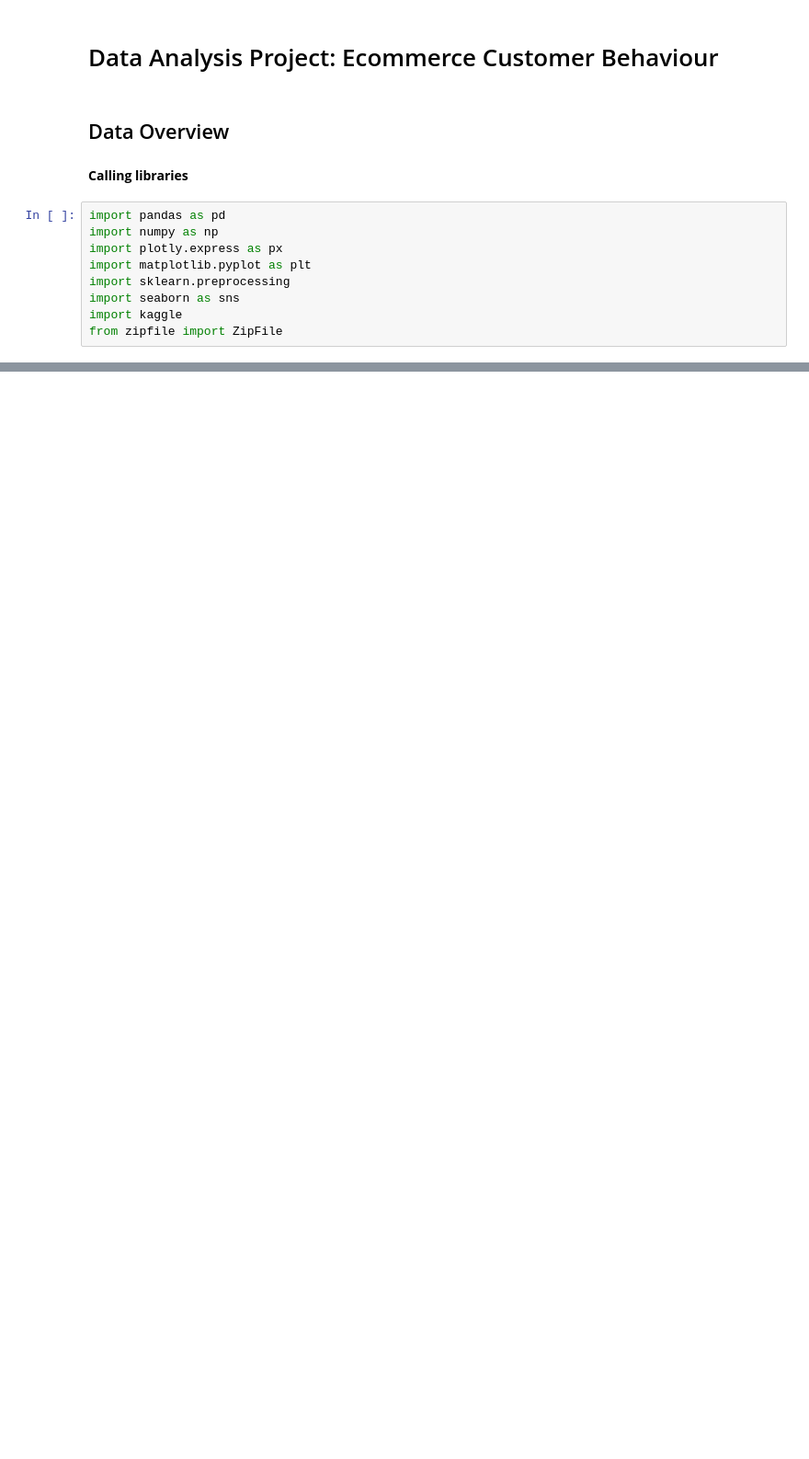
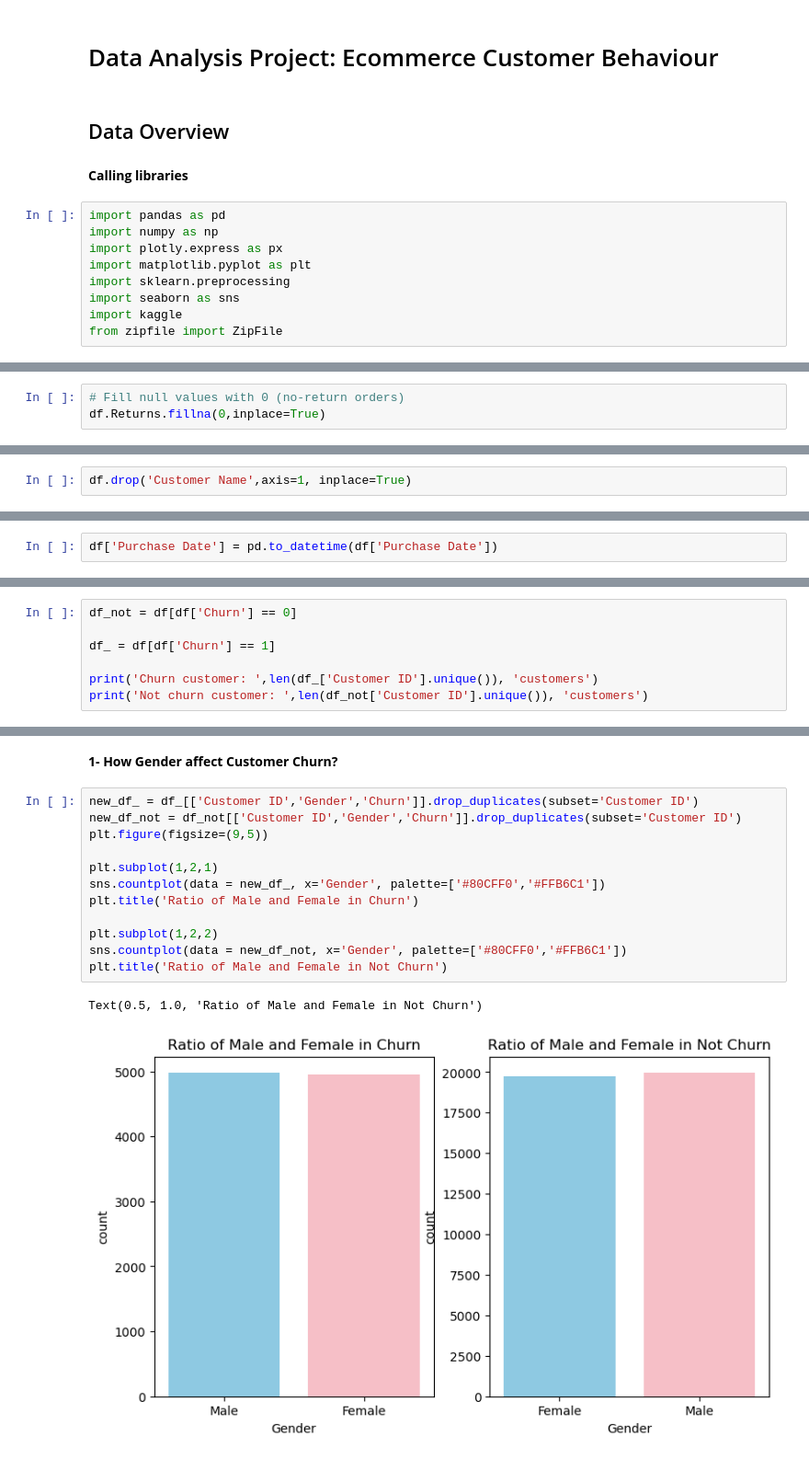
Before and after one commit to AgentMajin/Data-Analysis-Project, a Jupyter notebook: Analysis-Notebook.ipynb, the cells around one changed output, grey strips where cells are left out. Shown at 92% size. Saved outputs shown, nothing was run; the diff lists cells and outputs as text; blank space fills up the shorter version.

```diff
--- a/Analysis-Notebook.ipynb
+++ b/Analysis-Notebook.ipynb
@@ -19,0 +95,3 @@ Downloading e-commerce-customer-for-behavior-analysis.zip to d:\P.Truong\Downloa
+# %%
+# Fill null values with 0 (no-return orders)
+df.Returns.fillna(0,inplace=True)
@@ -19,0 +100,2 @@ Downloading e-commerce-customer-for-behavior-analysis.zip to d:\P.Truong\Downloa
+# %%
+df.drop('Customer Name',axis=1, inplace=True)
@@ -19,0 +112,2 @@ Downloading e-commerce-customer-for-behavior-analysis.zip to d:\P.Truong\Downloa
+# %%
+df['Purchase Date'] = pd.to_datetime(df['Purchase Date'])
@@ -19,0 +125,7 @@ Downloading e-commerce-customer-for-behavior-analysis.zip to d:\P.Truong\Downloa
+# %%
+df_not = df[df['Churn'] == 0]
+
+df_ = df[df['Churn'] == 1]
+
+print('Churn customer: ',len(df_['Customer ID'].unique()), 'customers')
+print('Not churn customer: ',len(df_not['Customer ID'].unique()), 'customers')
@@ -19,0 +143,17 @@ Downloading e-commerce-customer-for-behavior-analysis.zip to d:\P.Truong\Downloa
+# %% [markdown]
+<b> 1- How Gender affect Customer Churn?
+# %%
+new_df_ = df_[['Customer ID','Gender','Churn']].drop_duplicates(subset='Customer ID')
+new_df_not = df_not[['Customer ID','Gender','Churn']].drop_duplicates(subset='Customer ID')
+plt.figure(figsize=(9,5))
+
+plt.subplot(1,2,1)
+sns.countplot(data = new_df_, x='Gender', palette=['#80CFF0','#FFB6C1'])
+plt.title('Ratio of Male and Female in Churn')
+
+plt.subplot(1,2,2)
+sns.countplot(data = new_df_not, x='Gender', palette=['#80CFF0','#FFB6C1'])
+plt.title('Ratio of Male and Female in Not Churn')
+# %% [output]
+Text(0.5, 1.0, 'Ratio of Male and Female in Not Churn')
+[figure, added]
```
Also changed, not shown: parts of 22 cells of this notebook.
